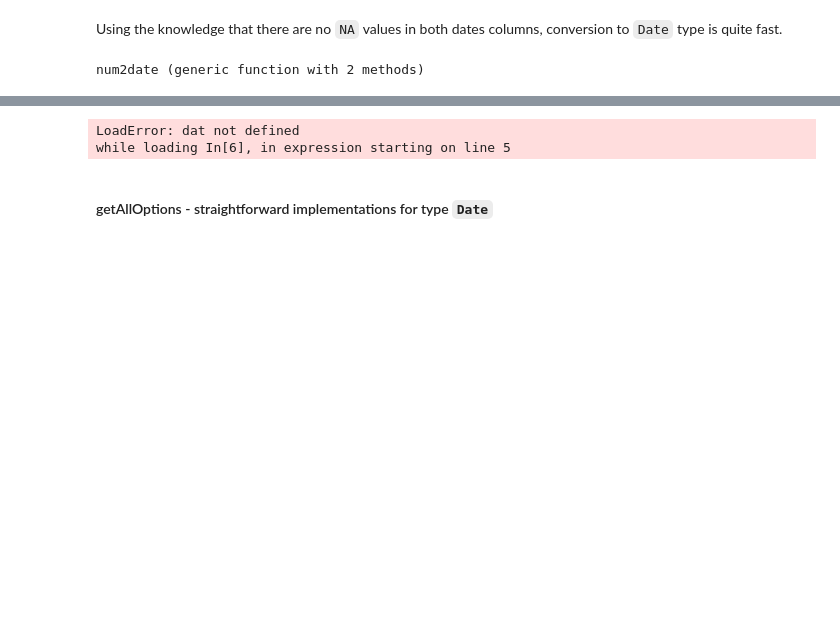
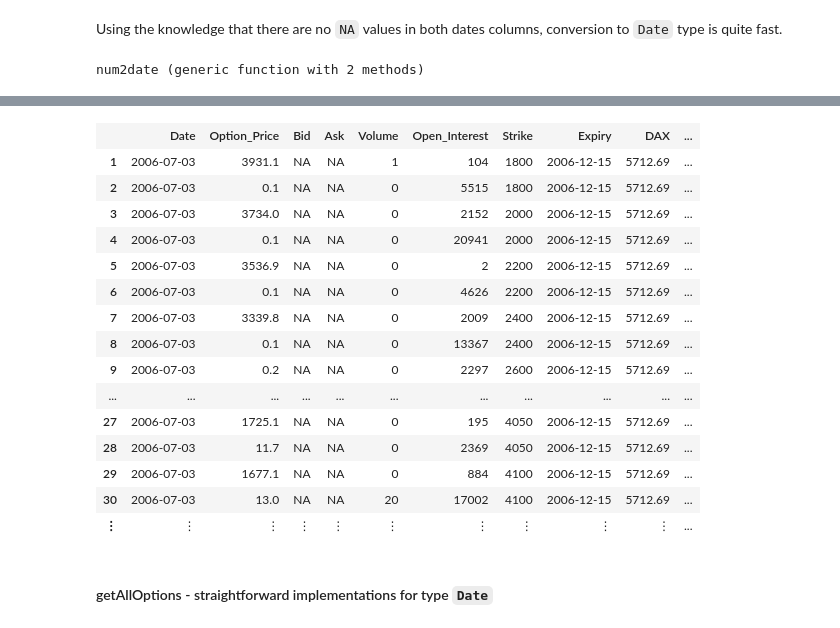
Before and after one commit to JuliaFinMetriX/option_prices, a Jupyter notebook: notebooks/option_data_type_performance.ipynb, the cells around one changed output, grey strips where cells are left out. Drawn from its saved outputs; the diff is of its cells as text; code cells hidden in the pictures; blank space fills up the shorter version.

Commit message:
error fixed

```diff
--- a/notebooks/option_data_type_performance.ipynb
+++ b/notebooks/option_data_type_performance.ipynb
@@ -71,5 +71,5 @@ num2date (generic function with 2 methods)
     optData[:Date] = num2date(optData[:Date].data)
     optData[:Expiry] = num2date(optData[:Expiry].data)
 end
-dat
+optData
 # %% [output]
@@ -77,5 +77,19 @@ elapsed time: 0.048783002 seconds (33614096 bytes allocated)
-LoadError: dat not defined
-while loading In[6], in expression starting on line 5
+|  | Date | Option_Price | Bid | Ask | Volume | Open_Interest | Strike | Expiry | DAX | ... |
+| 1 | 2006-07-03 | 3931.1 | NA | NA | 1 | 104 | 1800 | 2006-12-15 | 5712.69 | ... |
+| 2 | 2006-07-03 | 0.1 | NA | NA | 0 | 5515 | 1800 | 2006-12-15 | 5712.69 | ... |
+| 3 | 2006-07-03 | 3734.0 | NA | NA | 0 | 2152 | 2000 | 2006-12-15 | 5712.69 | ... |
+| 4 | 2006-07-03 | 0.1 | NA | NA | 0 | 20941 | 2000 | 2006-12-15 | 5712.69 | ... |
+| 5 | 2006-07-03 | 3536.9 | NA | NA | 0 | 2 | 2200 | 2006-12-15 | 5712.69 | ... |
+| 6 | 2006-07-03 | 0.1 | NA | NA | 0 | 4626 | 2200 | 2006-12-15 | 5712.69 | ... |
+| 7 | 2006-07-03 | 3339.8 | NA | NA | 0 | 2009 | 2400 | 2006-12-15 | 5712.69 | ... |
+| 8 | 2006-07-03 | 0.1 | NA | NA | 0 | 13367 | 2400 | 2006-12-15 | 5712.69 | ... |
+| 9 | 2006-07-03 | 0.2 | NA | NA | 0 | 2297 | 2600 | 2006-12-15 | 5712.69 | ... |
+| ... | ... | ... | ... | ... | ... | ... | ... | ... | ... | ... |
+| 27 | 2006-07-03 | 1725.1 | NA | NA | 0 | 195 | 4050 | 2006-12-15 | 5712.69 | ... |
+| 28 | 2006-07-03 | 11.7 | NA | NA | 0 | 2369 | 4050 | 2006-12-15 | 5712.69 | ... |
+| 29 | 2006-07-03 | 1677.1 | NA | NA | 0 | 884 | 4100 | 2006-12-15 | 5712.69 | ... |
+| 30 | 2006-07-03 | 13.0 | NA | NA | 20 | 17002 | 4100 | 2006-12-15 | 5712.69 | ... |
+| ⋮ | ⋮ | ⋮ | ⋮ | ⋮ | ⋮ | ⋮ | ⋮ | ⋮ | ⋮ | ... |
 # %% [markdown]
 #### getAllOptions - straightforward implementations for type `Date`
 # %% [markdown]
```
Also changed, not shown: parts of 8 cells of this notebook.
